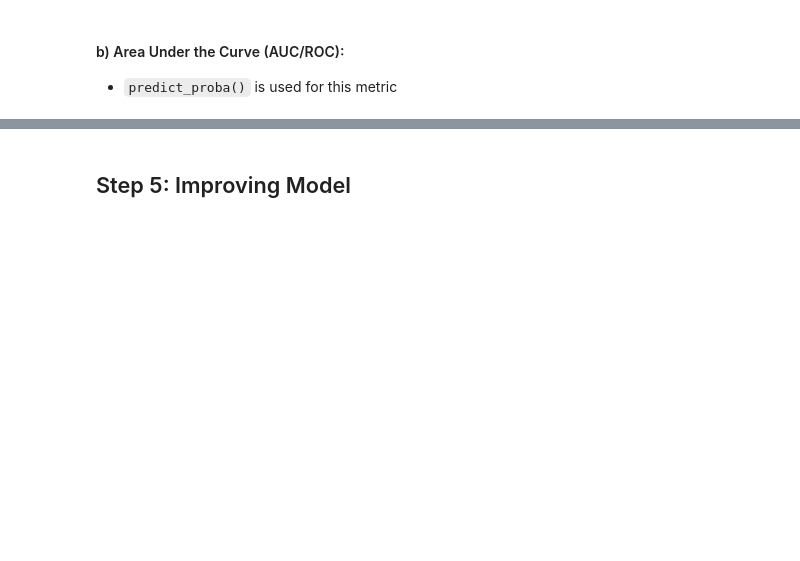
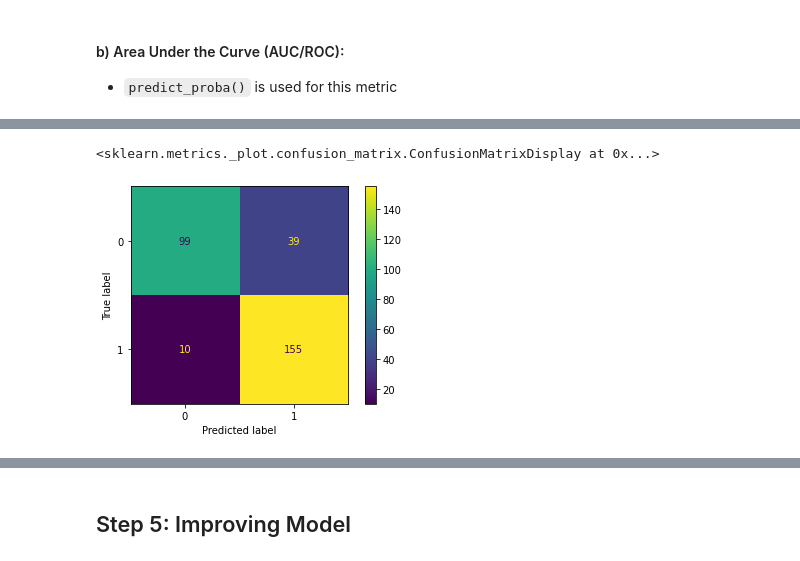
Before and after one commit to thrasher995/thrasher995.github.io, a Jupyter notebook: _data/_notebooks/classification_withCalibration_example.ipynb, the cells around one changed output, grey strips where cells are left out. Saved outputs shown, nothing was run; the diff lists cells and outputs as text; code cells hidden in the pictures; blank space fills up the shorter version.

```diff
--- a/_data/_notebooks/classification_withCalibration_example.ipynb
+++ b/_data/_notebooks/classification_withCalibration_example.ipynb
@@ -61,7 +72,7 @@ RandomForestClassifier()
 Instantiating Calibration Model:
 # %%
 from sklearn.calibration import CalibratedClassifierCV
-cal_model = CalibratedClassifierCV(model,method="sigmoid",cv=35)
+cal_model = CalibratedClassifierCV(model,method="sigmoid",cv=5)
 # %%
 # Fitting validation dataset to calibration model using fit () method
 cal_model.fit(X_valid, Y_valid)
@@ -166,0 +238,6 @@ CalibratedClassifierCV(base_estimator=RandomForestClassifier(), cv=35)
+# %%
+# Using from_predictions - Calibrated Model:
+ConfusionMatrixDisplay.from_estimator(estimator = cal_model, X= X, y=Y)
+# %% [output]
+<sklearn.metrics._plot.confusion_matrix.ConfusionMatrixDisplay at 0x...>
+[figure, added]
```
Also changed, not shown: parts of 35 cells of this notebook, 1 other file.
